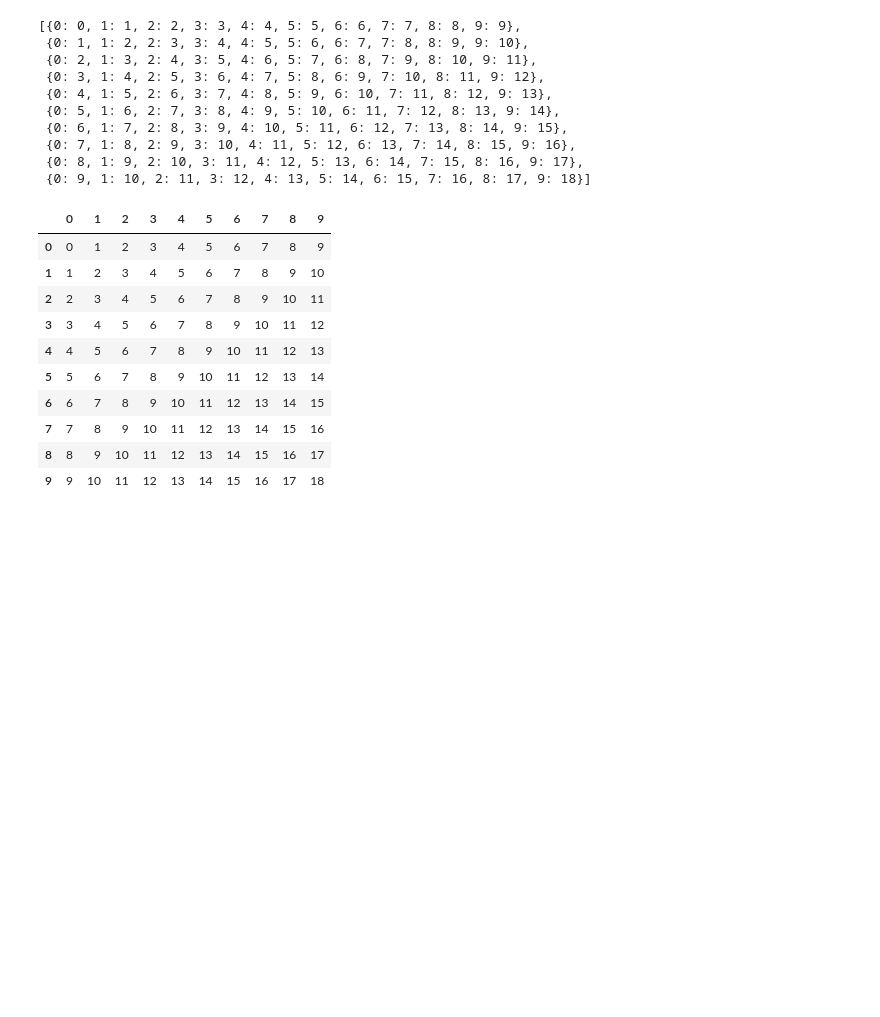
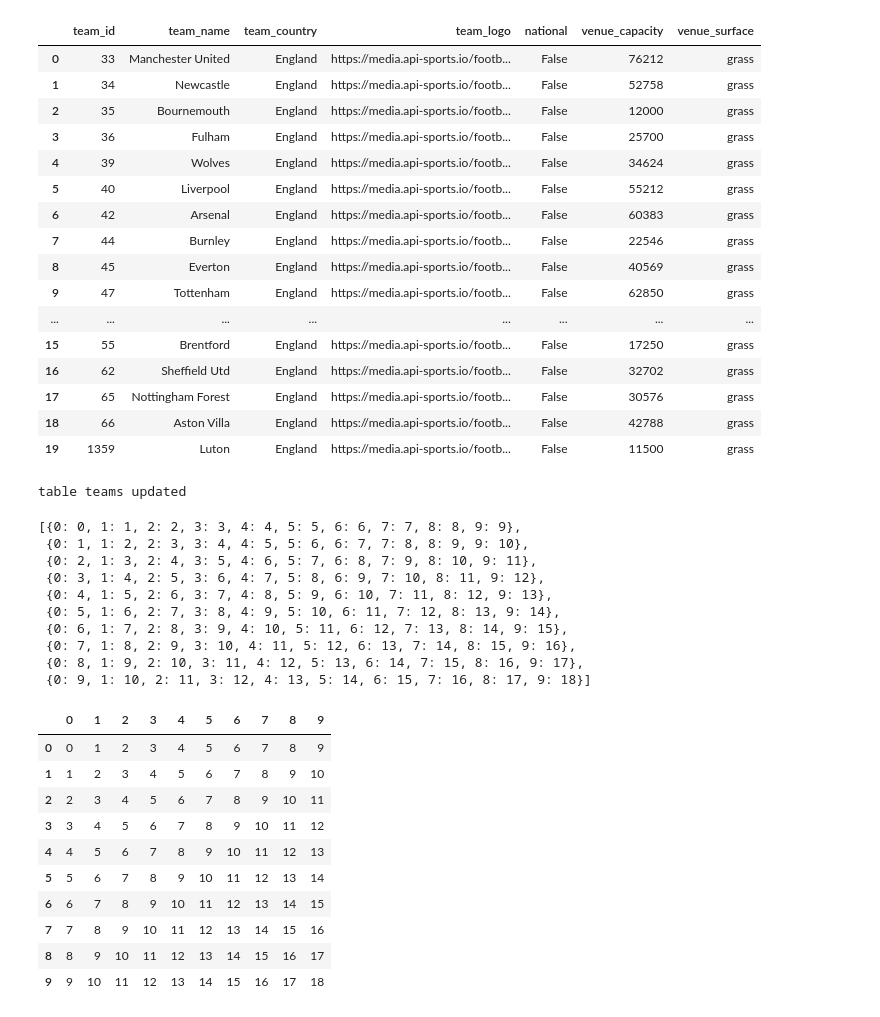
Before and after one commit to MOlowski/Sports-Events-Predictions, a Jupyter notebook: get_players.ipynb, the cells around one changed output. Saved outputs shown, nothing was run; the diff lists cells and outputs as text; code cells hidden in the pictures; blank space fills up the shorter version.

Commit message:
teams and team_stats tables get proper data

```diff
--- a/get_players.ipynb
+++ b/get_players.ipynb
@@ -58,3 +188,38 @@ def encode_data(data_dict):
+# %%
+teams_df = teams_df[['team_id', 'team_name', 'team_country', 'team_logo', 'team_national', 'venue_capacity', 'venue_surface']].rename(columns = {'team_national': 'national'})
+teams_df
+# %% [output]
+|  | team_id | team_name | team_country | team_logo | national | venue_capacity | venue_surface |
+| 0 | 33 | Manchester United | England | https://media.api-sports.io/footb... | False | 76212 | grass |
+| 1 | 34 | Newcastle | England | https://media.api-sports.io/footb... | False | 52758 | grass |
+| 2 | 35 | Bournemouth | England | https://media.api-sports.io/footb... | False | 12000 | grass |
+| 3 | 36 | Fulham | England | https://media.api-sports.io/footb... | False | 25700 | grass |
+| 4 | 39 | Wolves | England | https://media.api-sports.io/footb... | False | 34624 | grass |
+| 5 | 40 | Liverpool | England | https://media.api-sports.io/footb... | False | 55212 | grass |
+| 6 | 42 | Arsenal | England | https://media.api-sports.io/footb... | False | 60383 | grass |
+| 7 | 44 | Burnley | England | https://media.api-sports.io/footb... | False | 22546 | grass |
+| 8 | 45 | Everton | England | https://media.api-sports.io/footb... | False | 40569 | grass |
+| 9 | 47 | Tottenham | England | https://media.api-sports.io/footb... | False | 62850 | grass |
+| ... | ... | ... | ... | ... | ... | ... | ... |
+| 15 | 55 | Brentford | England | https://media.api-sports.io/footb... | False | 17250 | grass |
+| 16 | 62 | Sheffield Utd | England | https://media.api-sports.io/footb... | False | 32702 | grass |
+| 17 | 65 | Nottingham Forest | England | https://media.api-sports.io/footb... | False | 30576 | grass |
+| 18 | 66 | Aston Villa | England | https://media.api-sports.io/footb... | False | 42788 | grass |
+| 19 | 1359 | Luton | England | https://media.api-sports.io/footb... | False | 11500 | grass |
+# %%
+import psycopg2
+
+db_params = {
+    'host': 'localhost',
+    'database': 'preds',
+    'user': 'postgres',
+    'password': 'pass',
+    'port': '5432'
+}
+
+data_to_sql('teams', teams_df, db_params)
+# %% [output]
+table teams updated
 # %%
 import pandas as pd
 listwa = []
```
Also changed, not shown: parts of 14 cells of this notebook, 1 other file.
